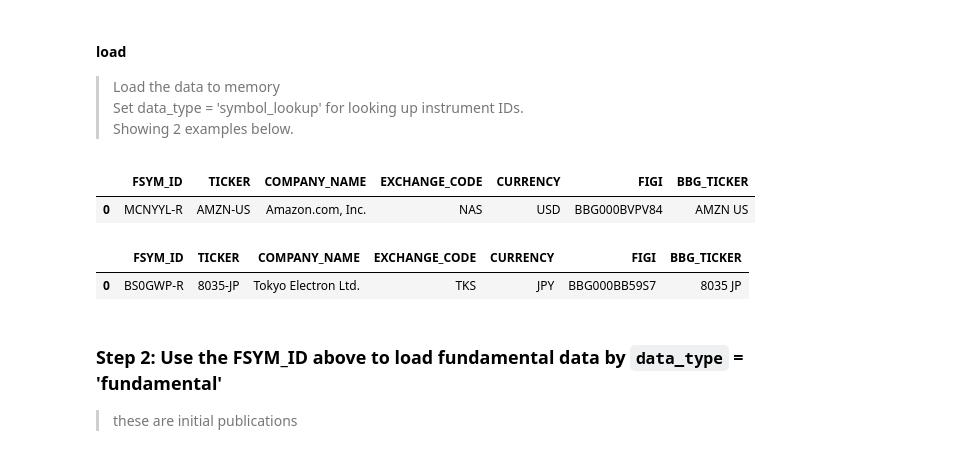
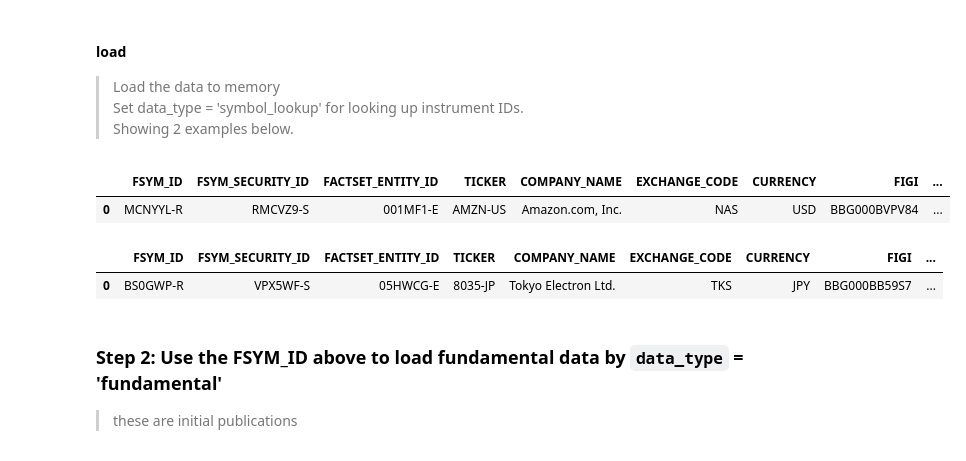
Before and after one commit to aiqindex/sample_notebooks, a Jupyter notebook: load_factset_fudamental_data.ipynb, the cells around one changed output. Drawn from its saved outputs; the diff is of its cells as text; code cells hidden in the pictures.

```diff
--- a/load_factset_fudamental_data.ipynb
+++ b/load_factset_fudamental_data.ipynb
@@ -11,7 +11,8 @@
 > DAL access data from FACTSET database / API for Equity Data
 # %%
 from aiq_strategy_robot.data.data_accessor import DAL
-handler = DAL('FACTSET')
+handler = DAL()
+data_source='FACTSET'
 # %% [markdown]
 ### Step 1: look up FACTSET unique company ID (FSYM_ID) from a ticker.
 > This can be done with company names and figis as well. Please refer to the sample notebook for Lookup Symbol functionality.
@@ -23,18 +24,20 @@ handler = DAL('FACTSET')
 # %%
 # `data_type` must be 'symbol_lookup'
 handler = handler.load(
+    data_source,
     data_type='symbol_lookup',
     ticker='AMZN-US',
     currency_code='USD',
     exchange_code='NAS',
     pick_only_primary=True
 )
 handler.retrieve(transformed=False)
 # %% [output]
-|  | FSYM_ID | TICKER | COMPANY_NAME | EXCHANGE_CODE | CURRENCY | FIGI | BBG_TICKER |
-| 0 | MCNYYL-R | AMZN-US | Amazon.com, Inc. | NAS | USD | BBG000BVPV84 | AMZN US |
+|  | FSYM_ID | FSYM_SECURITY_ID | FACTSET_ENTITY_ID | TICKER | COMPANY_NAME | EXCHANGE_CODE | CURRENCY | FIGI | ... |
+| 0 | MCNYYL-R | RMCVZ9-S | 001MF1-E | AMZN-US | Amazon.com, Inc. | NAS | USD | BBG000BVPV84 | ... |
 # %%
 handler = handler.load(
+    data_source,
     data_type='symbol_lookup',
     ticker='8035-JP',
     currency_code='JPY',
@@ -43,8 +46,8 @@ handler = handler.load(
 )
 handler.retrieve(transformed=False)
 # %% [output]
-|  | FSYM_ID | TICKER | COMPANY_NAME | EXCHANGE_CODE | CURRENCY | FIGI | BBG_TICKER |
-| 0 | BS0GWP-R | 8035-JP | Tokyo Electron Ltd. | TKS | JPY | BBG000BB59S7 | 8035 JP |
+|  | FSYM_ID | FSYM_SECURITY_ID | FACTSET_ENTITY_ID | TICKER | COMPANY_NAME | EXCHANGE_CODE | CURRENCY | FIGI | ... |
+| 0 | BS0GWP-R | VPX5WF-S | 05HWCG-E | 8035-JP | Tokyo Electron Ltd. | TKS | JPY | BBG000BB59S7 | ... |
 # %% [markdown]
 ### Step 2: Use the FSYM_ID above to load fundamental data by `data_type` = 'fundamental'
 > these are initial publications
```
Also changed, not shown: parts of 3 cells of this notebook, 3 other files.
